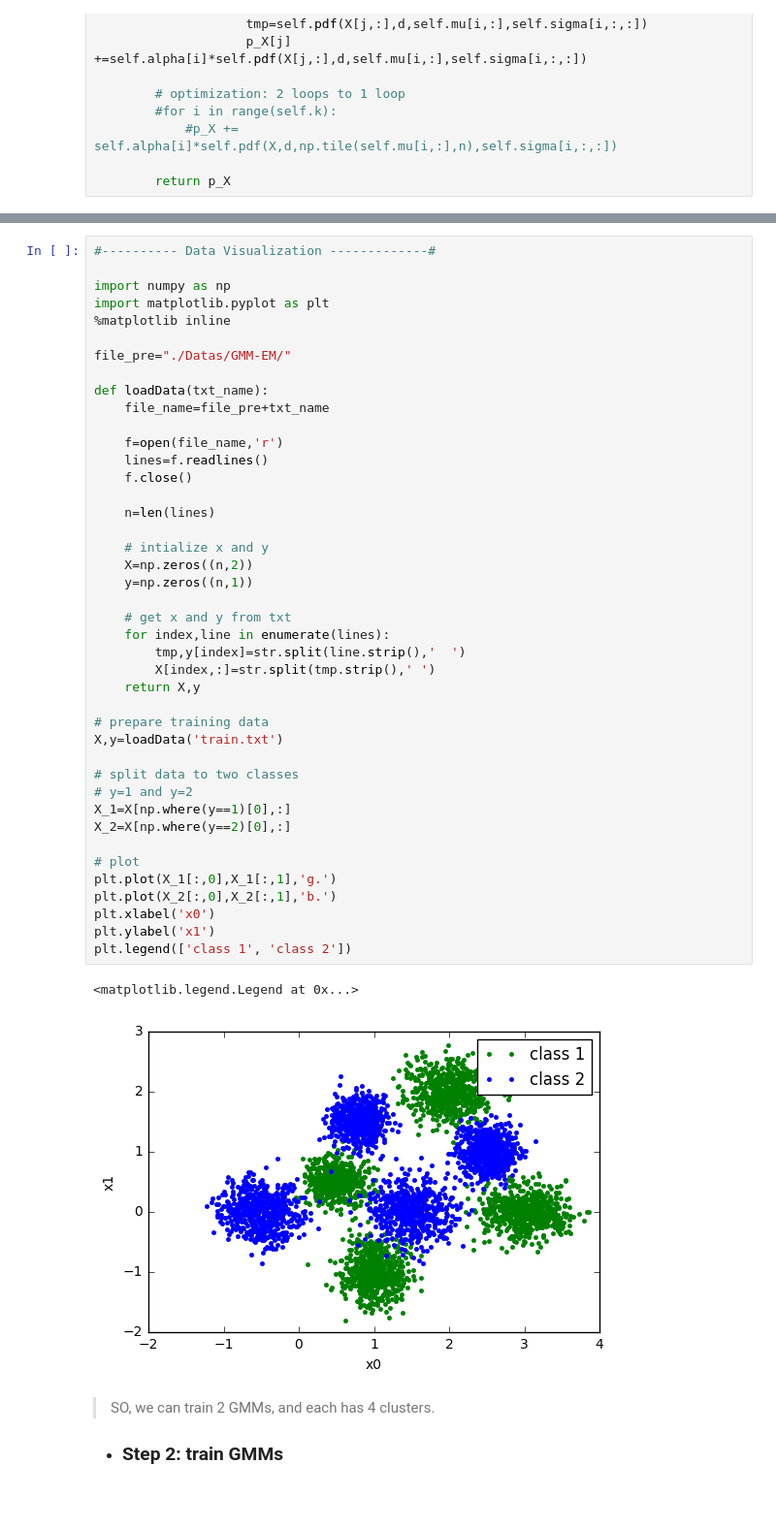
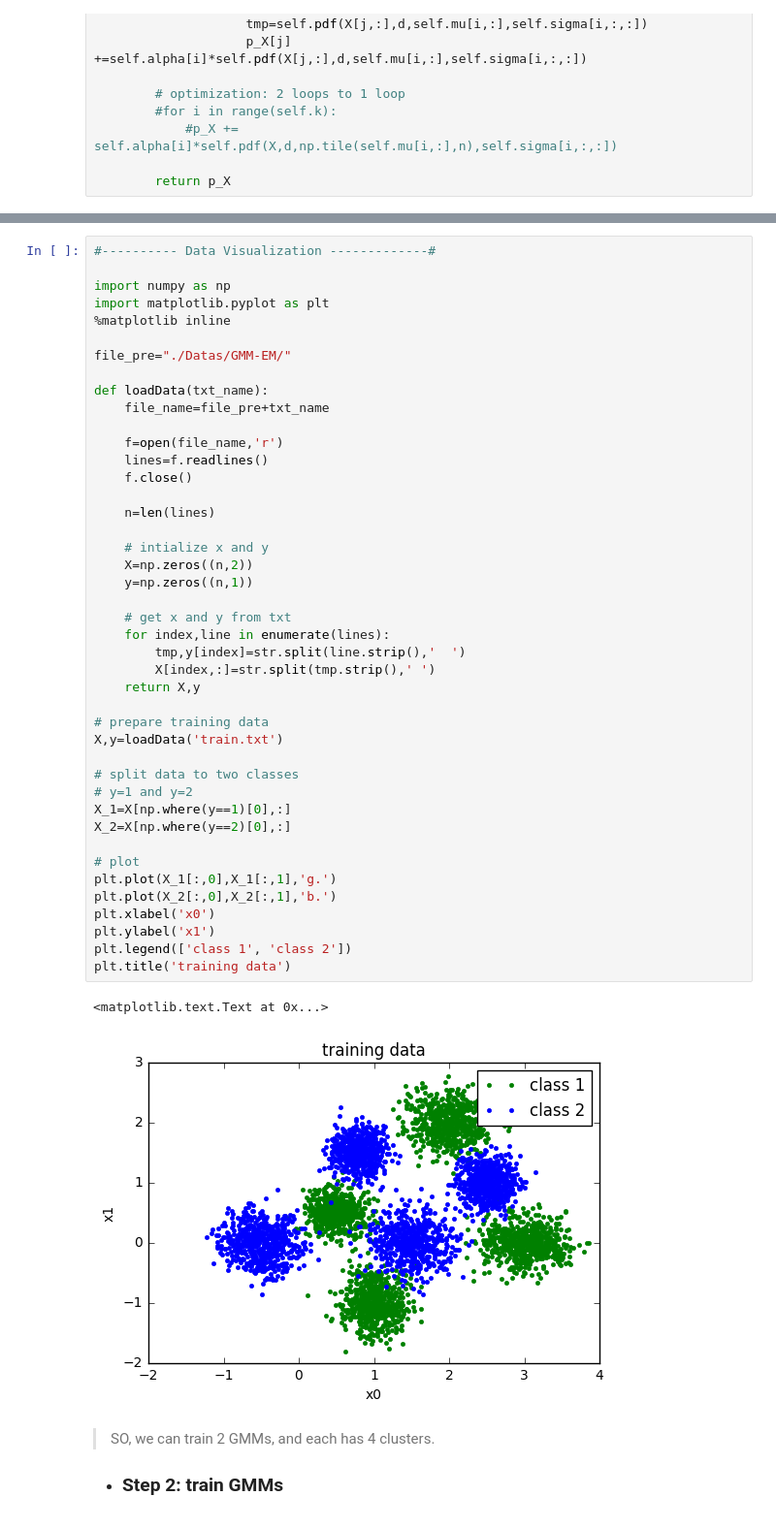
Before and after one commit to afcarl/Machine-Learning-Alg, a Jupyter notebook: GMM-EM.ipynb, the cells around one changed output, grey strips where cells are left out. Shown at 97% size. Drawn from its saved outputs; the diff is of its cells as text.

```diff
--- a/GMM-EM.ipynb
+++ b/GMM-EM.ipynb
@@ -174,35 +174,36 @@ def loadData(txt_name):
     lines=f.readlines()
     f.close()
 
     n=len(lines)
 
     # intialize x and y
     X=np.zeros((n,2))
     y=np.zeros((n,1))
 
     # get x and y from txt
     for index,line in enumerate(lines):
         tmp,y[index]=str.split(line.strip(),'  ')
         X[index,:]=str.split(tmp.strip(),' ')
     return X,y
 
 # prepare training data
 X,y=loadData('train.txt')
 
 # split data to two classes
 # y=1 and y=2
 X_1=X[np.where(y==1)[0],:]
 X_2=X[np.where(y==2)[0],:]
 
 # plot
 plt.plot(X_1[:,0],X_1[:,1],'g.')
 plt.plot(X_2[:,0],X_2[:,1],'b.')
 plt.xlabel('x0')
 plt.ylabel('x1')
 plt.legend(['class 1', 'class 2'])
+plt.title('training data')
 # %% [output]
-<matplotlib.legend.Legend at 0x...>
+<matplotlib.text.Text at 0x...>
-[figure, old version]
+[figure, new version]
 # %% [markdown]
 
 > SO, we can train 2 GMMs, and each has 4 clusters.
```
Also changed, not shown: parts of 5 cells of this notebook.
